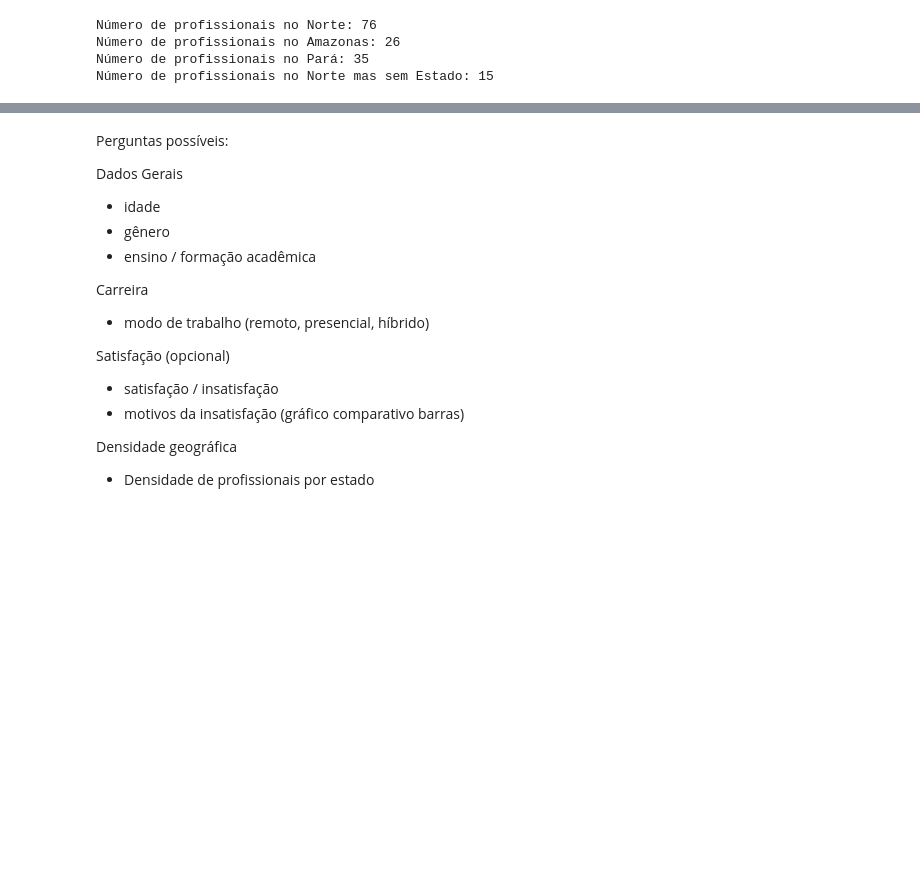
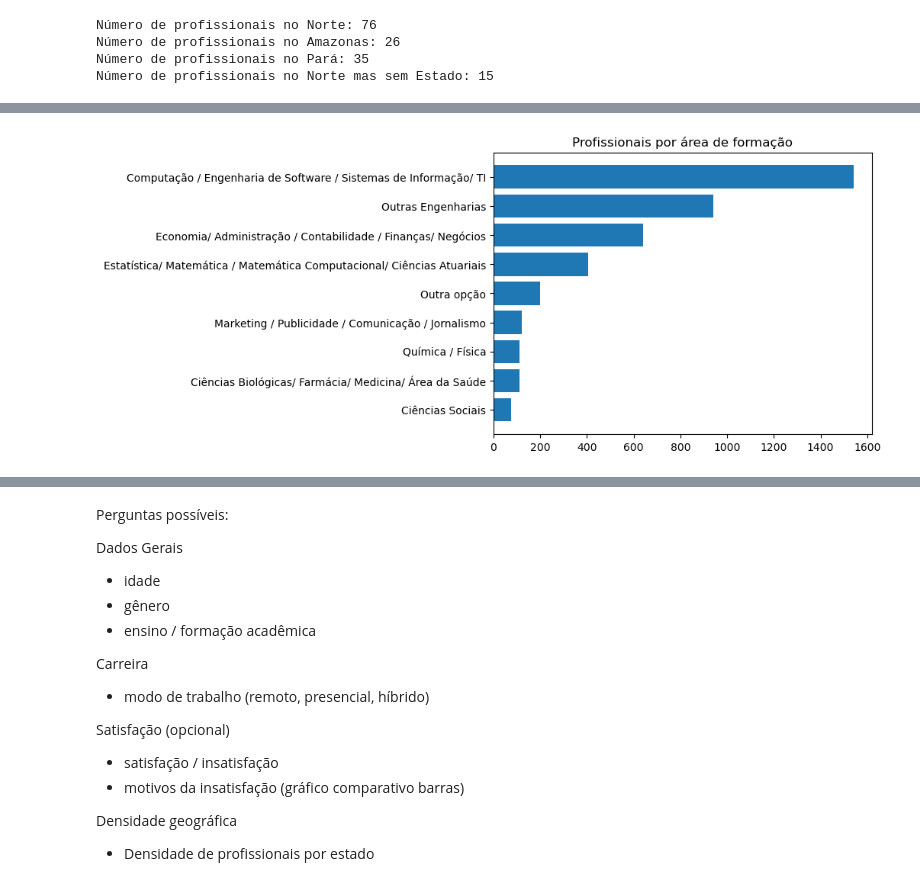
Before and after one commit to dallaqua/Trabalho_Santander_Coders_TPI, a Jupyter notebook: analise_mercado_dados_2022.ipynb, the cells around one changed output, grey strips where cells are left out. Cells and saved outputs as stored; diff of their text form; code cells hidden in the pictures; blank space fills up the shorter version.

```diff
--- a/analise_mercado_dados_2022.ipynb
+++ b/analise_mercado_dados_2022.ipynb
@@ -231,0 +245,9 @@ dados[colunas]
+# %%
+df_area_formacao       = df_parte_1.groupby("('P1_m ', 'Área de Formação')")["('P1_m ', 'Área de Formação')"].count().sort_values()
+indexes_area_formacao  = df_area_formacao.index
+values_area_formacao   = df_area_formacao.values
+
+plt.barh(indexes_area_formacao, values_area_formacao)
+plt.title('Profissionais por área de formação');
+# %% [output]
+[figure, added]
```
Also changed, not shown: parts of 14 cells of this notebook.
